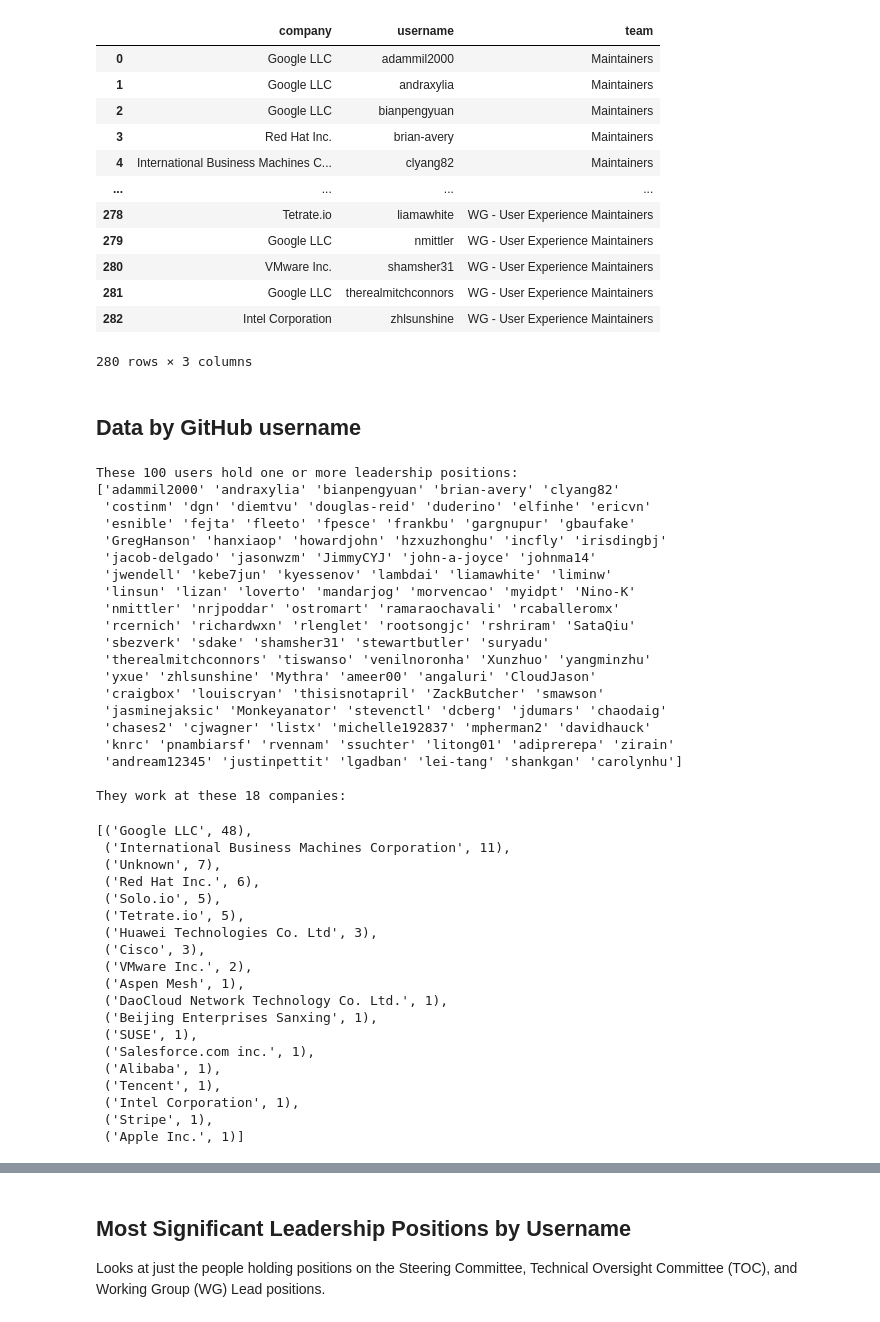
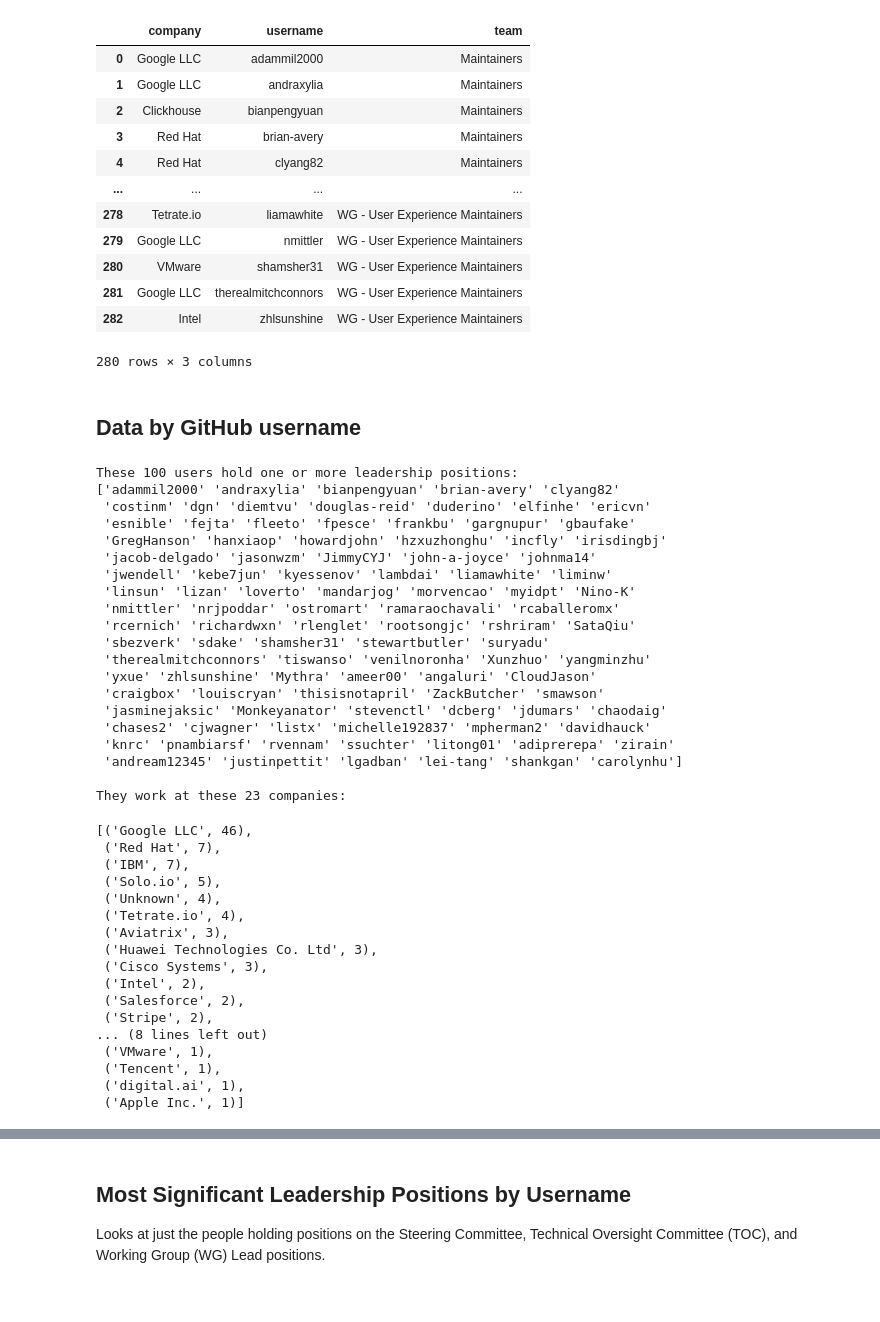
Before and after one commit to geekygirldawn/k8s_data, a Jupyter notebook: datasets/Istio_Leadership_Analysis.ipynb, the cells around one changed output, grey strips where cells are left out. Cells and saved outputs as stored; diff of their text form; code cells hidden in the pictures.

```diff
--- a/datasets/Istio_Leadership_Analysis.ipynb
+++ b/datasets/Istio_Leadership_Analysis.ipynb
@@ -21,39 +22,45 @@ This notebook contains data structures that allow you to further explore the dat
 # %%
 import pandas as pd
 
 # Read CSV skipping the 5 rows with dataset license info
-istioDF = pd.read_csv('owners_data_istio_2022-04-22.csv', skiprows=5)
-
+#istioDF = pd.read_csv('owners_data_istio_2022-04-22.csv', skiprows=5)
+istioDF = pd.read_csv('owners_data_istio_2022-04-25.csv', skiprows=5)
 # Data Cleanup
 
 # Remove some accounts that aren't people
 istioDF.drop(istioDF[istioDF.username.str.startswith('istio')].index, inplace=True)
 
 # Map companies to remove duplicates, and map everything that isn't an org into a single 'Unknown' category
-istioDF.company = istioDF.company.replace({'Google': 'Google LLC',
-                                  'IBM Corp': 'International Business Machines Corporation',
+istioDF.company = istioDF.company.replace({r'^.*oogle.*$': 'Google LLC',
+                                  r'^.*IBM.*$': 'IBM',
+                                  'International Business Machines Corporation' : 'IBM',
+                                  r'^.*solo.*$': 'Solo.io',
                                   'Independent' : 'Unknown',
                                   '@tetrateio' : 'Tetrate.io',
                                   'Istio' : 'Unknown',
-                                  '@Alibaba @kubernetes @istio  @servicemesher' : 'Alibaba',
-                                  '@Stripe' : 'Stripe',
+                                  r'^.*libaba.*$' : 'Alibaba',
+                                  r'Cisco.*$' : 'Cisco Systems',
+                                  r'^.*tripe.*$' : 'Stripe',
+                                  r'^.*ntel.*$' : 'Intel',
+                                  r'^.*Red.*$' : 'Red Hat',
+                                  r'^.*Salesf.*$' : 'Salesforce',
                                   '@Tencent' : 'Tencent',
-                                  'NotFound' : 'Unknown'})
+                                  'NotFound' : 'Unknown'}, regex=True)
 
 istioDF
 # %% [output]
 |  | company | username | team |
 | 0 | Google LLC | adammil2000 | Maintainers |
 | 1 | Google LLC | andraxylia | Maintainers |
-| 2 | Google LLC | bianpengyuan | Maintainers |
-| 3 | Red Hat Inc. | brian-avery | Maintainers |
-| 4 | International Business Machines C... | clyang82 | Maintainers |
+| 2 | Clickhouse | bianpengyuan | Maintainers |
+| 3 | Red Hat | brian-avery | Maintainers |
+| 4 | Red Hat | clyang82 | Maintainers |
 | ... | ... | ... | ... |
 | 278 | Tetrate.io | liamawhite | WG - User Experience Maintainers |
 | 279 | Google LLC | nmittler | WG - User Experience Maintainers |
-| 280 | VMware Inc. | shamsher31 | WG - User Experience Maintainers |
+| 280 | VMware | shamsher31 | WG - User Experience Maintainers |
 | 281 | Google LLC | therealmitchconnors | WG - User Experience Maintainers |
-| 282 | Intel Corporation | zhlsunshine | WG - User Experience Maintainers |
+| 282 | Intel | zhlsunshine | WG - User Experience Maintainers |
 280 rows × 3 columns
 # %% [markdown]
 ## Data by GitHub username
@@ -97,25 +104,23 @@ These 100 users hold one or more leadership positions:
  'knrc' 'pnambiarsf' 'rvennam' 'ssuchter' 'litong01' 'adiprerepa' 'zirain'
  'andream12345' 'justinpettit' 'lgadban' 'lei-tang' 'shankgan' 'carolynhu']
 
-They work at these 18 companies:
+They work at these 23 companies:
-[('Google LLC', 48),
- ('International Business Machines Corporation', 11),
- ('Unknown', 7),
- ('Red Hat Inc.', 6),
+[('Google LLC', 46),
+ ('Red Hat', 7),
+ ('IBM', 7),
  ('Solo.io', 5),
- ('Tetrate.io', 5),
+ ('Unknown', 4),
+ ('Tetrate.io', 4),
+ ('Aviatrix', 3),
  ('Huawei Technologies Co. Ltd', 3),
- ('Cisco', 3),
- ('VMware Inc.', 2),
- ('Aspen Mesh', 1),
- ('DaoCloud Network Technology Co. Ltd.', 1),
- ('Beijing Enterprises Sanxing', 1),
- ('SUSE', 1),
- ('Salesforce.com inc.', 1),
- ('Alibaba', 1),
+ ('Cisco Systems', 3),
+ ('Intel', 2),
+ ('Salesforce', 2),
+ ('Stripe', 2),
+... (8 lines left out)
+ ('VMware', 1),
  ('Tencent', 1),
- ('Intel Corporation', 1),
- ('Stripe', 1),
+ ('digital.ai', 1),
  ('Apple Inc.', 1)]
 # %%
 # Generate a pie chart from the above data
```
Also changed, not shown: parts of 6 cells of this notebook, 5 other files.
